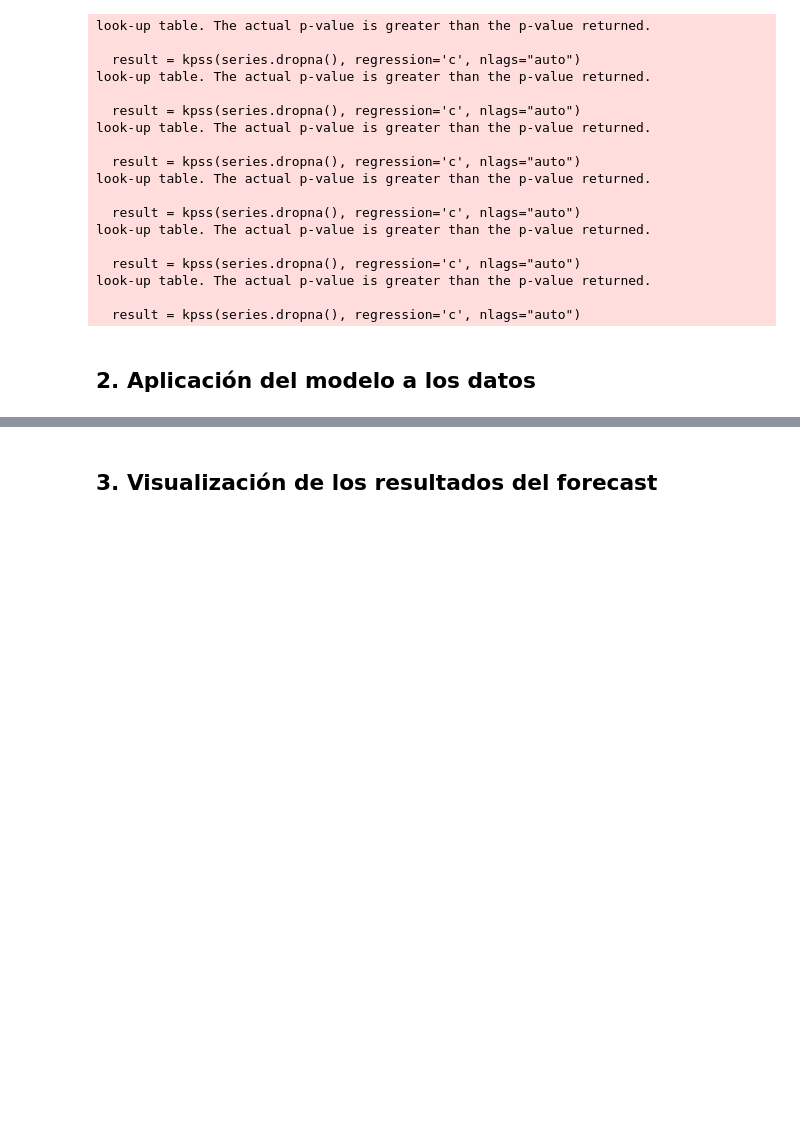
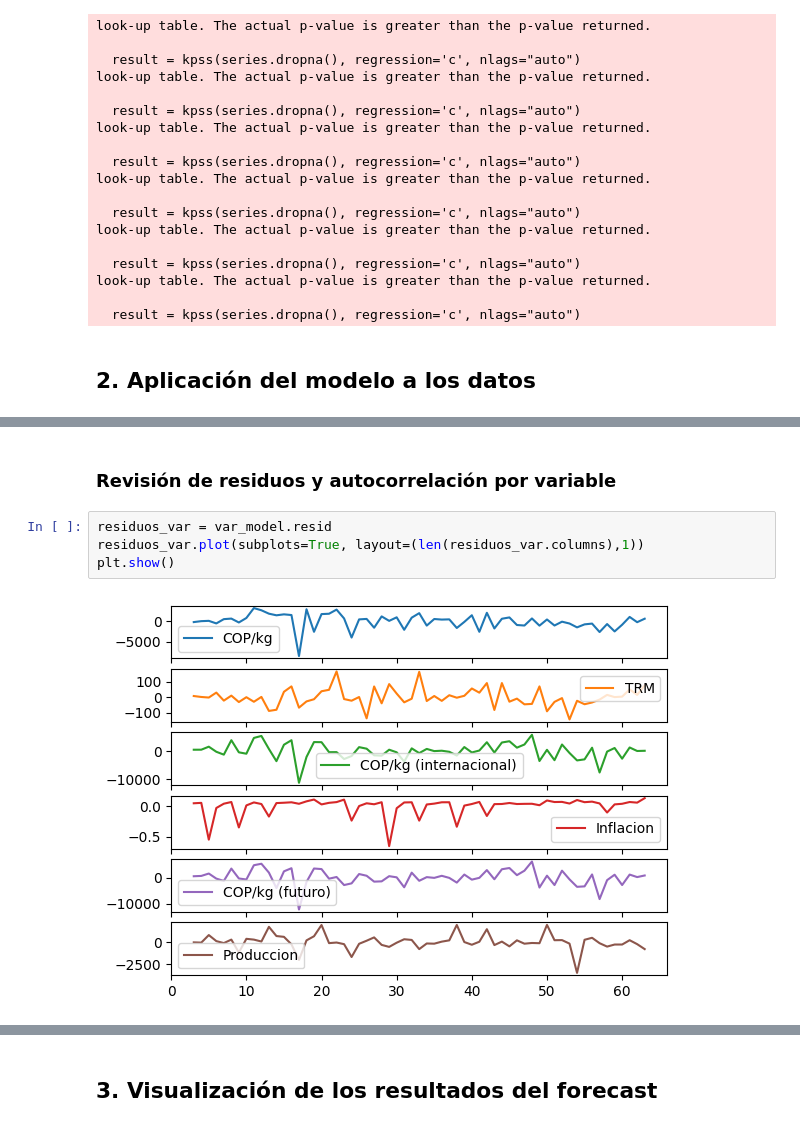
Before and after one commit to pedr0jos3/Mi-tesis, a Jupyter notebook: ModeloVAR.ipynb, the cells around one changed output, grey strips where cells are left out. Cells and saved outputs as stored; diff of their text form; blank space fills up the shorter version.

```diff
--- a/ModeloVAR.ipynb
+++ b/ModeloVAR.ipynb
@@ -166,0 +189,8 @@ Produccion               -0.035244  0.287281                0.060844   0.253612
+# %% [markdown]
+### Revisión de residuos y autocorrelación por variable
+# %%
+residuos_var = var_model.resid
+residuos_var.plot(subplots=True, layout=(len(residuos_var.columns),1))
+plt.show()
+# %% [output]
+[figure, added]
```
Also changed, not shown: parts of 16 cells of this notebook, 7 other files.
